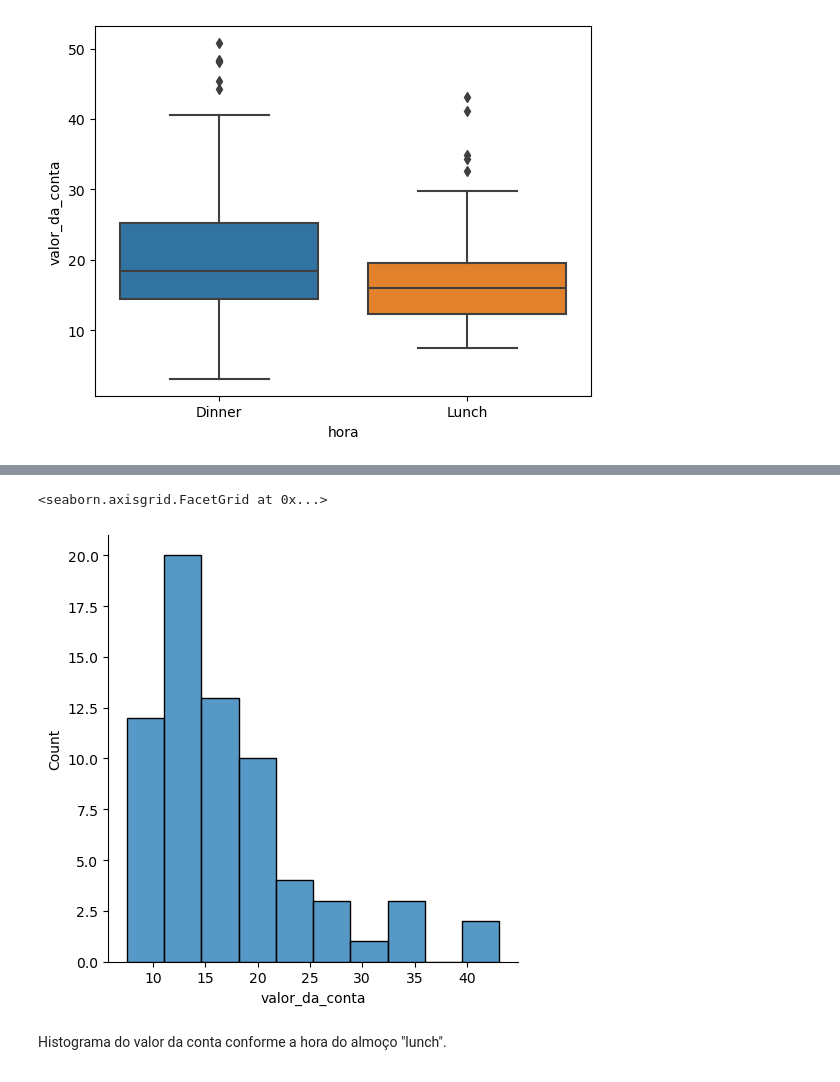
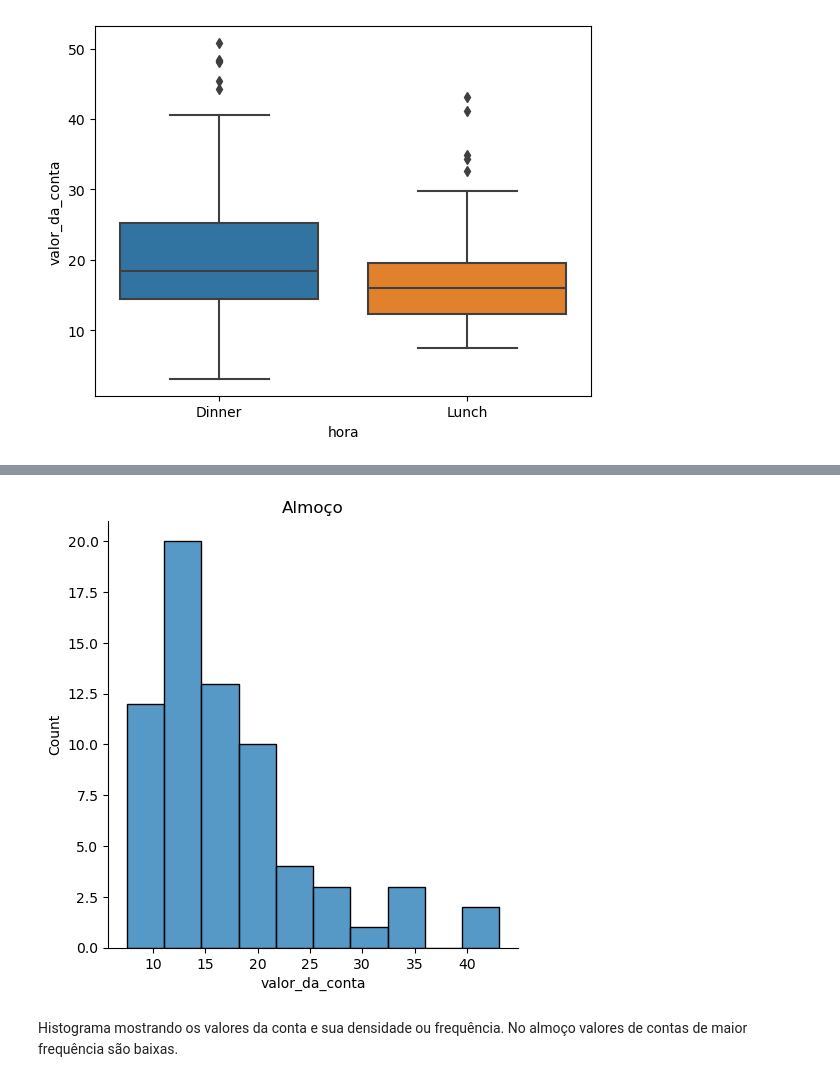
Before and after one commit to PaulaCalixto/Analise-dados-tips, a Jupyter notebook: gorjeta.ipynb, the cells around one changed output, grey strips where cells are left out. Cells and saved outputs as stored; diff of their text form; code cells hidden in the pictures.

```diff
--- a/gorjeta.ipynb
+++ b/gorjeta.ipynb
@@ -240,9 +225,10 @@ Name: valor_da_conta, Length: 68, dtype: float64
 # %%
 sns.displot(hora_almoco)
+plt.title('Almoço')
+plt.show()
 # %% [output]
-<seaborn.axisgrid.FacetGrid at 0x...>
-[figure, old version]
+[figure, new version]
 # %% [markdown]
-Histograma do valor da conta conforme a hora do almoço "lunch".
+Histograma mostrando os valores da conta e sua densidade ou frequência. No almoço valores de contas de maior frequência são baixas.
 # %%
 hora_jantar = gorjetas.query("hora == 'Dinner'").valor_da_conta
```
Also changed, not shown: parts of 61 cells of this notebook.
